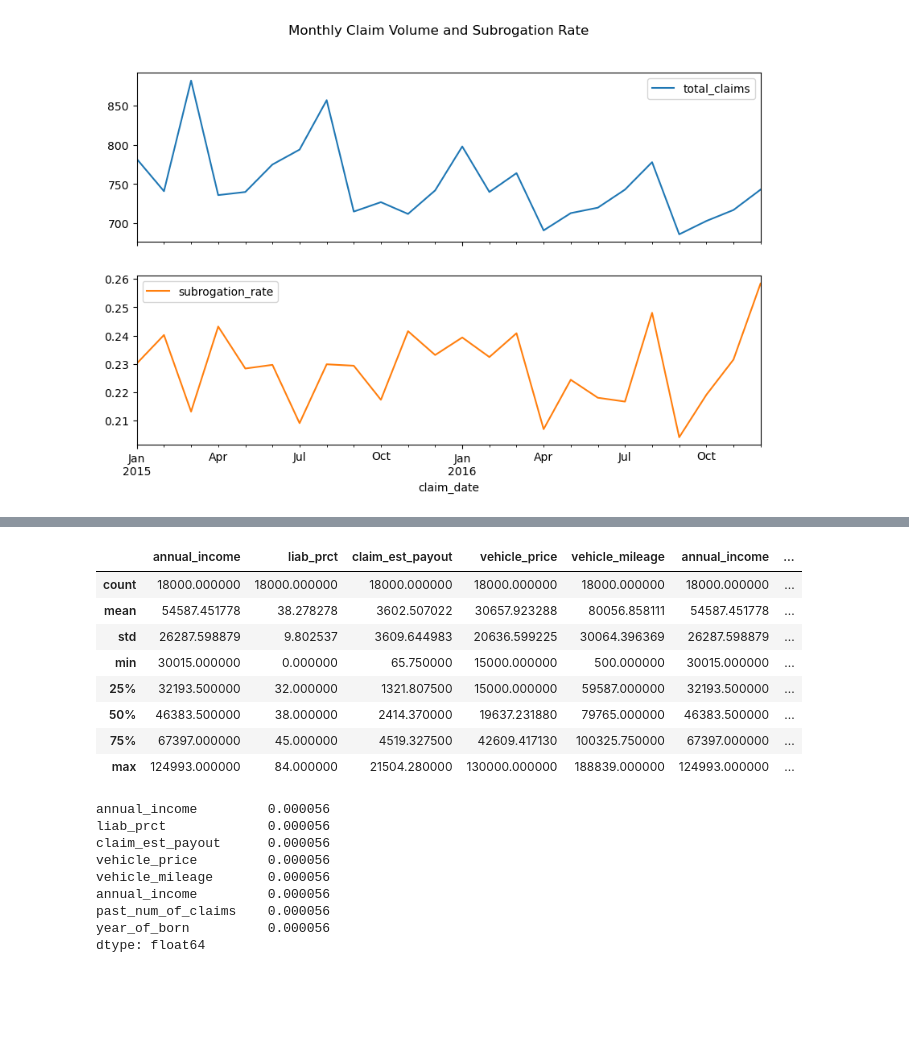
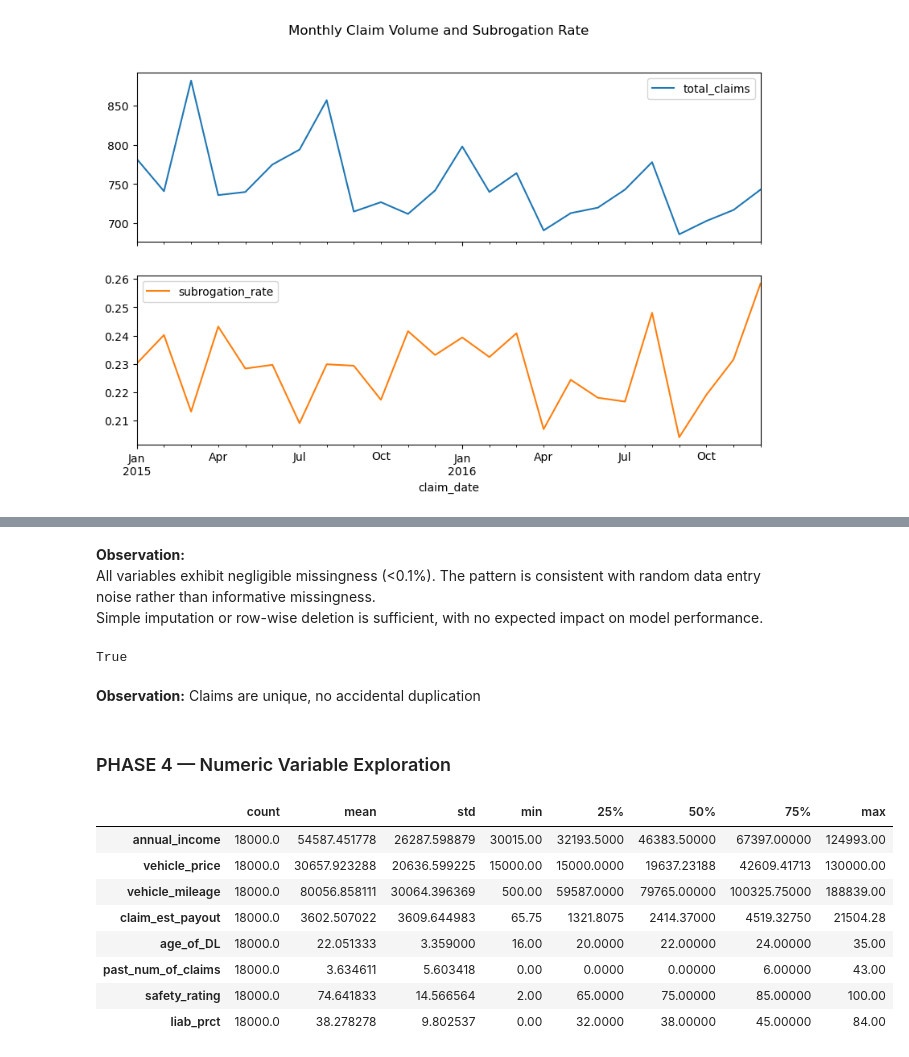
Before and after one commit to rwandashi/insurance-subrogation-prediction, a Jupyter notebook: notebooks/01_eda.ipynb, the cells around one changed output, grey strips where cells are left out. Cells and saved outputs as stored; diff of their text form; code cells hidden in the pictures; blank space fills up the shorter version.

```diff
--- a/notebooks/01_eda.ipynb
+++ b/notebooks/01_eda.ipynb
@@ -99,24 +144,38 @@ numeric_vars = [
+# %% [markdown]
+**Observation:**
+All variables exhibit negligible missingness (<0.1%). The pattern is consistent with random data entry noise rather than informative missingness.
+Simple imputation or row-wise deletion is sufficient, with no expected impact on model performance.
+# %%
+#Duplicate & identifier checks
+df["claim_number"].nunique() == len(df)
+# %% [output]
+True
+# %% [markdown]
+**Observation:**
+Claims are unique, no accidental duplication
+# %% [markdown]
+### PHASE 4 — Numeric Variable Exploration
+# %%
+# Distribution summary (ALL numeric vars)
+continuous_vars = [
+    "annual_income",
+    "vehicle_price",
+    "vehicle_mileage",
+    "claim_est_payout",
+    "age_of_DL",
+    "past_num_of_claims",
+    "safety_rating",
+    "liab_prct"
+]
 # %%
-df[numeric_vars].describe()
+df[continuous_vars].describe().T
 # %% [output]
-|  | annual_income | liab_prct | claim_est_payout | vehicle_price | vehicle_mileage | annual_income | ... |
-| count | 18000.000000 | 18000.000000 | 18000.000000 | 18000.000000 | 18000.000000 | 18000.000000 | ... |
-| mean | 54587.451778 | 38.278278 | 3602.507022 | 30657.923288 | 80056.858111 | 54587.451778 | ... |
-| std | 26287.598879 | 9.802537 | 3609.644983 | 20636.599225 | 30064.396369 | 26287.598879 | ... |
-| min | 30015.000000 | 0.000000 | 65.750000 | 15000.000000 | 500.000000 | 30015.000000 | ... |
-| 25% | 32193.500000 | 32.000000 | 1321.807500 | 15000.000000 | 59587.000000 | 32193.500000 | ... |
-| 50% | 46383.500000 | 38.000000 | 2414.370000 | 19637.231880 | 79765.000000 | 46383.500000 | ... |
-| 75% | 67397.000000 | 45.000000 | 4519.327500 | 42609.417130 | 100325.750000 | 67397.000000 | ... |
-| max | 124993.000000 | 84.000000 | 21504.280000 | 130000.000000 | 188839.000000 | 124993.000000 | ... |
+|  | count | mean | std | min | 25% | 50% | 75% | max |
+| annual_income | 18000.0 | 54587.451778 | 26287.598879 | 30015.00 | 32193.5000 | 46383.50000 | 67397.00000 | 124993.00 |
+| vehicle_price | 18000.0 | 30657.923288 | 20636.599225 | 15000.00 | 15000.0000 | 19637.23188 | 42609.41713 | 130000.00 |
+| vehicle_mileage | 18000.0 | 80056.858111 | 30064.396369 | 500.00 | 59587.0000 | 79765.00000 | 100325.75000 | 188839.00 |
+| claim_est_payout | 18000.0 | 3602.507022 | 3609.644983 | 65.75 | 1321.8075 | 2414.37000 | 4519.32750 | 21504.28 |
+| age_of_DL | 18000.0 | 22.051333 | 3.359000 | 16.00 | 20.0000 | 22.00000 | 24.00000 | 35.00 |
+| past_num_of_claims | 18000.0 | 3.634611 | 5.603418 | 0.00 | 0.0000 | 0.00000 | 6.00000 | 43.00 |
+| safety_rating | 18000.0 | 74.641833 | 14.566564 | 2.00 | 65.0000 | 75.00000 | 85.00000 | 100.00 |
+| liab_prct | 18000.0 | 38.278278 | 9.802537 | 0.00 | 32.0000 | 38.00000 | 45.00000 | 84.00 |
-# %%
-df[numeric_vars].isna().mean()
-# %% [output]
-annual_income         0.000056
-liab_prct             0.000056
-claim_est_payout      0.000056
-vehicle_price         0.000056
-vehicle_mileage       0.000056
-annual_income         0.000056
-past_num_of_claims    0.000056
-year_of_born          0.000056
-dtype: float64
```
Also changed, not shown: parts of 51 cells of this notebook, 1 other file.
